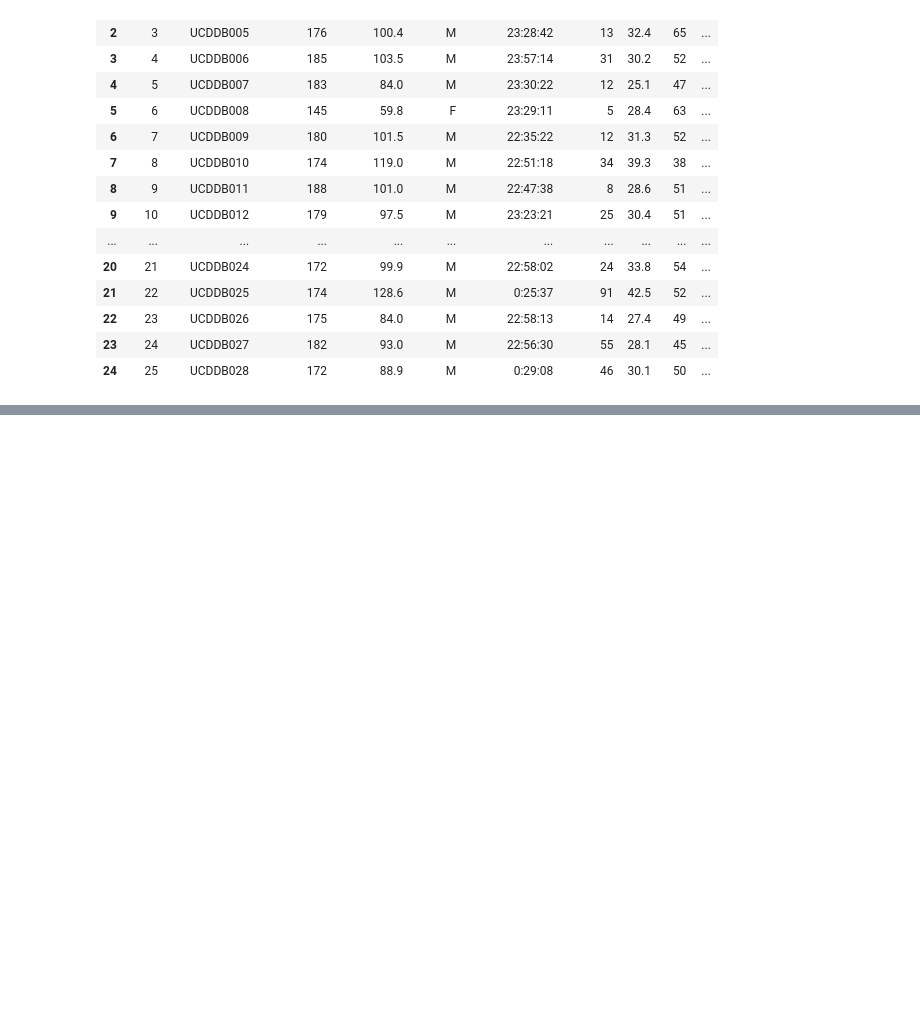
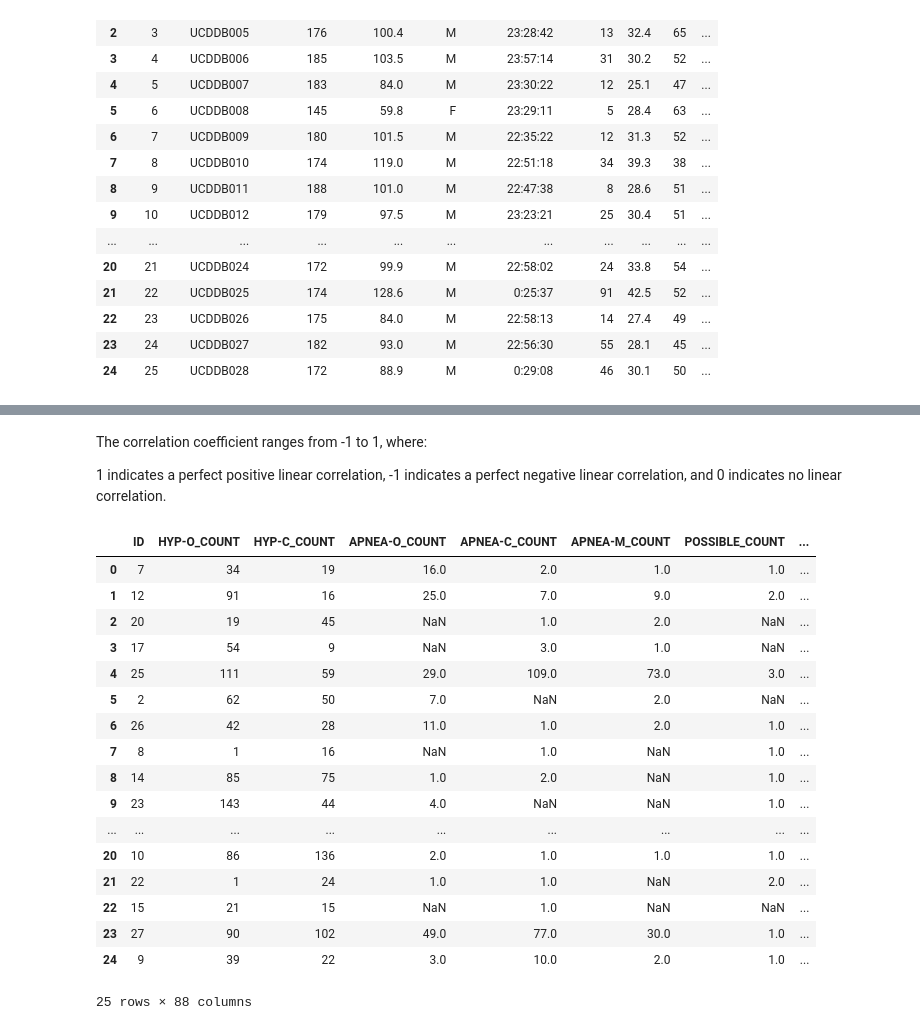
Before and after one commit to sophiatong/DataMining_Final_Sleep, a Jupyter notebook: subjectDetails.ipynb, the cells around one changed output, grey strips where cells are left out. Cells and saved outputs as stored; diff of their text form; code cells hidden in the pictures; blank space fills up the shorter version.

```diff
--- a/subjectDetails.ipynb
+++ b/subjectDetails.ipynb
@@ -30,0 +123,30 @@ pd.read_excel("files/SubjectDetails.xls")
+# %% [markdown]
+The correlation coefficient ranges from -1 to 1, where:
+
+1 indicates a perfect positive linear correlation,
+-1 indicates a perfect negative linear correlation, and
+0 indicates no linear correlation.
+# %%
+# read summarized respiratory events table
+file_path = 'respevt_summary_df.csv'
+respevt = pd.read_csv(file_path)
+respevt
+# %% [output]
+|  | ID | HYP-O_COUNT | HYP-C_COUNT | APNEA-O_COUNT | APNEA-C_COUNT | APNEA-M_COUNT | POSSIBLE_COUNT | ... |
+| 0 | 7 | 34 | 19 | 16.0 | 2.0 | 1.0 | 1.0 | ... |
+| 1 | 12 | 91 | 16 | 25.0 | 7.0 | 9.0 | 2.0 | ... |
+| 2 | 20 | 19 | 45 | NaN | 1.0 | 2.0 | NaN | ... |
+| 3 | 17 | 54 | 9 | NaN | 3.0 | 1.0 | NaN | ... |
+| 4 | 25 | 111 | 59 | 29.0 | 109.0 | 73.0 | 3.0 | ... |
+| 5 | 2 | 62 | 50 | 7.0 | NaN | 2.0 | NaN | ... |
+| 6 | 26 | 42 | 28 | 11.0 | 1.0 | 2.0 | 1.0 | ... |
+| 7 | 8 | 1 | 16 | NaN | 1.0 | NaN | 1.0 | ... |
+| 8 | 14 | 85 | 75 | 1.0 | 2.0 | NaN | 1.0 | ... |
+| 9 | 23 | 143 | 44 | 4.0 | NaN | NaN | 1.0 | ... |
+| ... | ... | ... | ... | ... | ... | ... | ... | ... |
+| 20 | 10 | 86 | 136 | 2.0 | 1.0 | 1.0 | 1.0 | ... |
+| 21 | 22 | 1 | 24 | 1.0 | 1.0 | NaN | 2.0 | ... |
+| 22 | 15 | 21 | 15 | NaN | 1.0 | NaN | NaN | ... |
+| 23 | 27 | 90 | 102 | 49.0 | 77.0 | 30.0 | 1.0 | ... |
+| 24 | 9 | 39 | 22 | 3.0 | 10.0 | 2.0 | 1.0 | ... |
+25 rows × 88 columns
```
Also changed, not shown: parts of 8 cells of this notebook.
